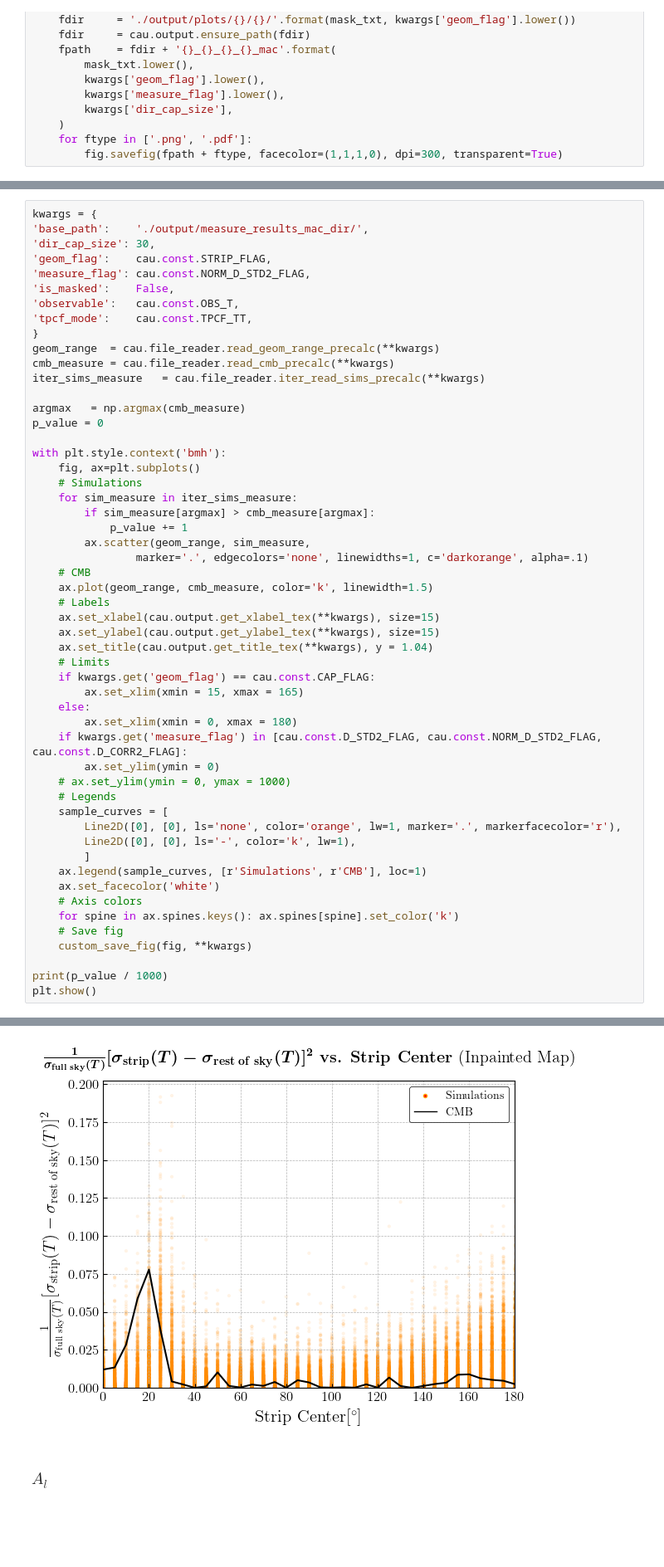
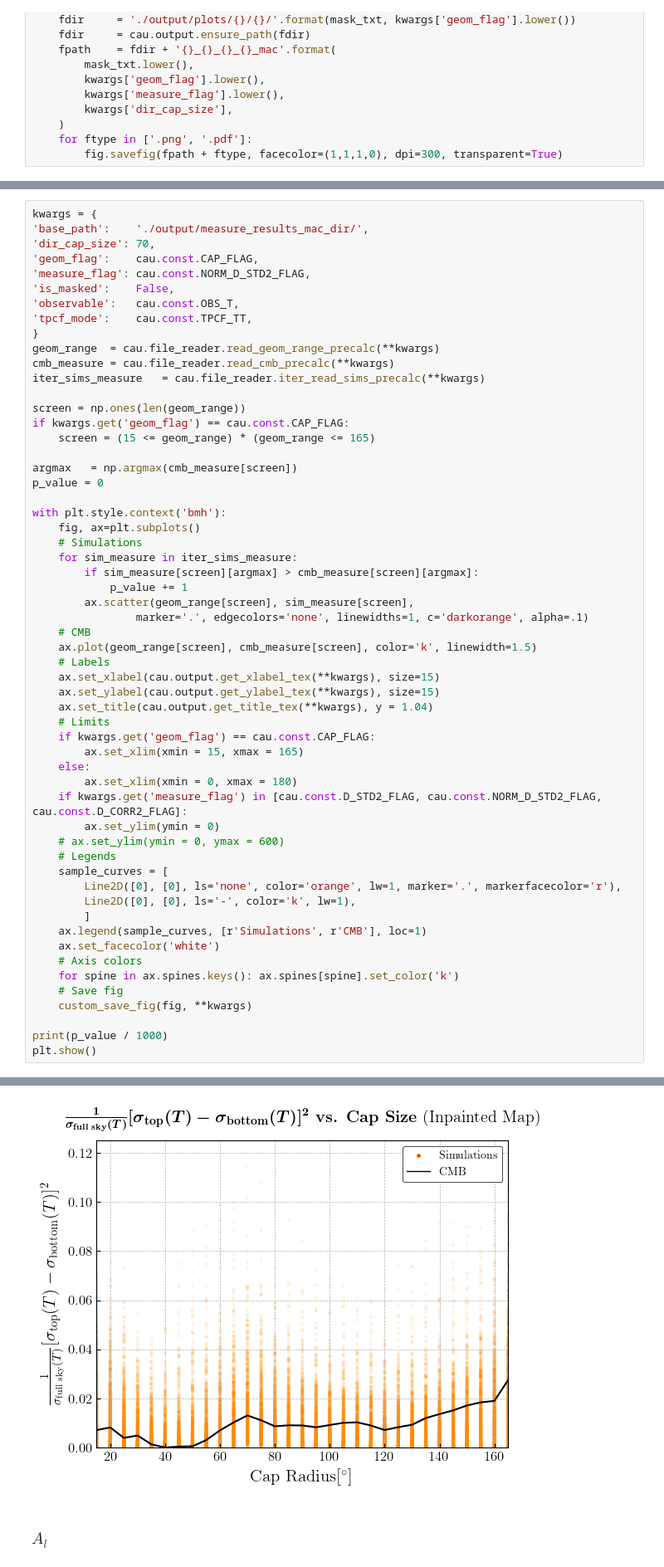
Before and after one commit to jamshidi3d/cmb_anomaly_detection, a Jupyter notebook: plotting.ipynb, the cells around one changed output, grey strips where cells are left out. Shown: that part at 83% size. Drawn from its saved outputs; the diff is of its cells as text; blank space fills up the shorter version.

Commit message:
p-value correction in plots

```diff
--- a/plotting.ipynb
+++ b/plotting.ipynb
@@ -30,8 +32,8 @@ def custom_save_fig(fig, **kwargs):
 # %%
 kwargs = {
 'base_path':    './output/measure_results_mac_dir/',
-'dir_cap_size': 30,
-'geom_flag':    cau.const.STRIP_FLAG,
+'dir_cap_size': 70,
+'geom_flag':    cau.const.CAP_FLAG,
 'measure_flag': cau.const.NORM_D_STD2_FLAG,
 'is_masked':    False,
 'observable':   cau.const.OBS_T,
@@ -41,19 +43,23 @@ geom_range  = cau.file_reader.read_geom_range_precalc(**kwargs)
 cmb_measure = cau.file_reader.read_cmb_precalc(**kwargs)
 iter_sims_measure   = cau.file_reader.iter_read_sims_precalc(**kwargs)
 
-argmax   = np.argmax(cmb_measure)
+screen = np.ones(len(geom_range))
+if kwargs.get('geom_flag') == cau.const.CAP_FLAG:
+    screen = (15 <= geom_range) * (geom_range <= 165)
+
+argmax   = np.argmax(cmb_measure[screen])
 p_value = 0
 
 with plt.style.context('bmh'):
     fig, ax=plt.subplots()
     # Simulations
     for sim_measure in iter_sims_measure:
-        if sim_measure[argmax] > cmb_measure[argmax]:
+        if sim_measure[screen][argmax] > cmb_measure[screen][argmax]:
             p_value += 1
-        ax.scatter(geom_range, sim_measure,
+        ax.scatter(geom_range[screen], sim_measure[screen],
                 marker='.', edgecolors='none', linewidths=1, c='darkorange', alpha=.1)
     # CMB
-    ax.plot(geom_range, cmb_measure, color='k', linewidth=1.5)
+    ax.plot(geom_range[screen], cmb_measure[screen], color='k', linewidth=1.5)
     # Labels
     ax.set_xlabel(cau.output.get_xlabel_tex(**kwargs), size=15)
     ax.set_ylabel(cau.output.get_ylabel_tex(**kwargs), size=15)
@@ -65,7 +71,7 @@ with plt.style.context('bmh'):
         ax.set_xlim(xmin = 0, xmax = 180)
     if kwargs.get('measure_flag') in [cau.const.D_STD2_FLAG, cau.const.NORM_D_STD2_FLAG, cau.const.D_CORR2_FLAG]:
         ax.set_ylim(ymin = 0)
-    # ax.set_ylim(ymin = 0, ymax = 1000)
+    # ax.set_ylim(ymin = 0, ymax = 600)
     # Legends
     sample_curves = [
         Line2D([0], [0], ls='none', color='orange', lw=1, marker='.', markerfacecolor='r'),
@@ -85,4 +91,4 @@ plt.show()
-[figure, old version]
+[figure, new version]
 # %% [markdown]
 ### $A_l$
 # %%
```
Also changed, not shown: parts of 2 cells of this notebook.
